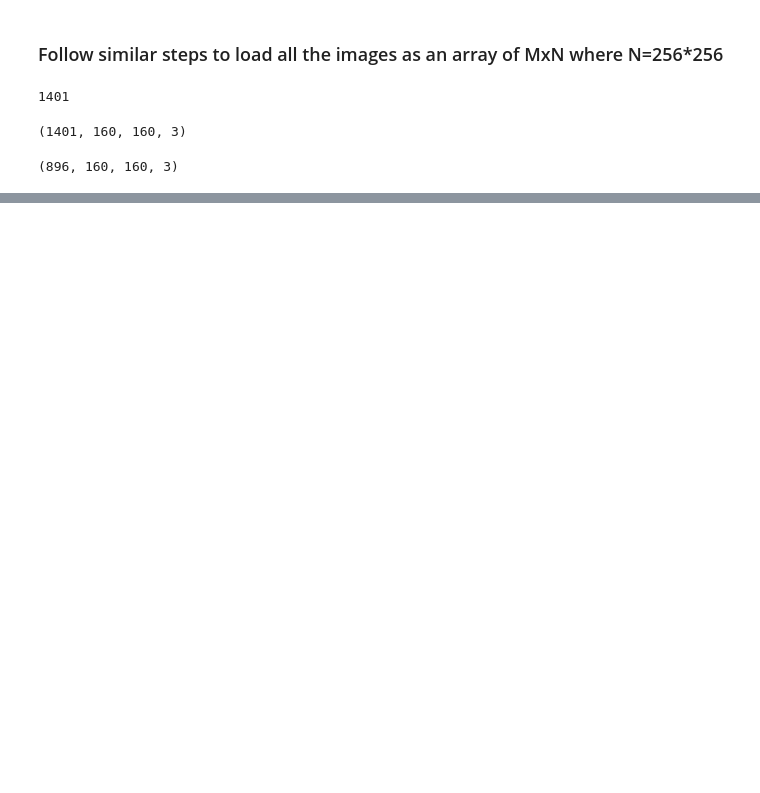
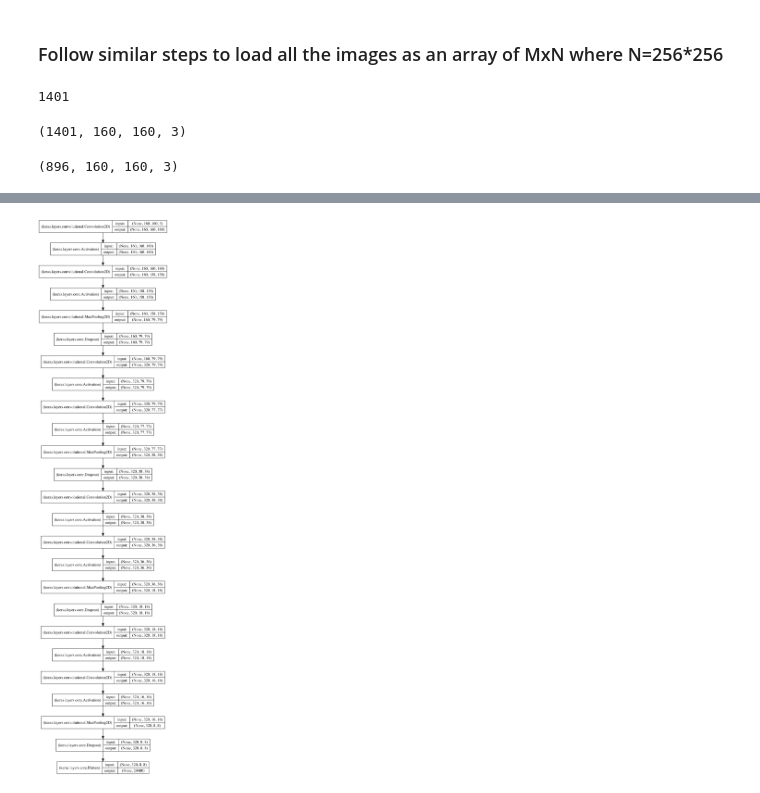
Before and after one commit to prajnak/compneuroproj, a Jupyter notebook: tfflearn.ipynb, the cells around one changed output, grey strips where cells are left out. Cells and saved outputs as stored; diff of their text form; code cells hidden in the pictures; blank space fills up the shorter version.

Commit message:
flatten the network after a few layers

```diff
--- a/tfflearn.ipynb
+++ b/tfflearn.ipynb
@@ -91,10 +81,0 @@ from keras.layers.convolutional import Convolution2D, MaxPooling2D
-# %%
-def make_network():
-    model = Sequential();
-    model.add(Convolution2D(160, 16, 16, border_mode='same', dim_ordering='tf',
-                           input_shape=(160, 160, 3)));
-    model.add(Activation('relu'));
-    model.add(Convolution2D(160, 16, 16))
-    model.add(Activation('relu'))
-    return model
-make_network()
@@ -102,0 +88,78 @@ make_network()
+# %%
+def make_network():
+    model = Sequential();
+    model.add(Convolution2D(160, 3, 3, border_mode='same', dim_ordering='tf',
+                           input_shape=(160, 160, 3)));
+    model.add(Activation('relu'));
+    model.add(Convolution2D(160, 3, 3))
+    model.add(Activation('relu'));
+    model.add(MaxPooling2D(pool_size=(2, 2)))
+    model.add(Dropout(0.25));
+
+    model.add(Convolution2D(320, 3, 3, border_mode='same'));
+    model.add(Activation('relu'));
+    model.add(Convolution2D(320, 3, 3))
+    model.add(Activation('relu'));
+    model.add(MaxPooling2D(pool_size=(2, 2)))
+    model.add(Dropout(0.25));
+
+    model.add(Convolution2D(320, 3, 3, border_mode='same'));
+    model.add(Activation('relu'));
+    model.add(Convolution2D(320, 3, 3))
+    model.add(Activation('relu'));
+    model.add(MaxPooling2D(pool_size=(2, 2)))
+    model.add(Dropout(0.25));
+
+    model.add(Convolution2D(320, 3, 3, border_mode='same'));
+    model.add(Activation('relu'));
+    model.add(Convolution2D(320, 3, 3))
+    model.add(Activation('relu'));
+    model.add(MaxPooling2D(pool_size=(2, 2)))
+    model.add(Dropout(0.25));
+
+    model.add(Flatten());
+
+
+#     model.add(Convolution2D())
+
+    return model
+
+def make_network2():
+    ## this is the model used to classify images in the CIFAR10 dataset
+    model = Sequential()
+
+    model.add(Convolution2D(32, 3, 3, border_mode='same',
+                           input_shape=(3, 32, 32)))
+    model.add(Activation('relu'))
+    model.add(Convolution2D(32, 3, 3))
+    model.add(Activation('relu'))
+    model.add(MaxPooling2D(pool_size=(2, 2)))
+    model.add(Dropout(0.25))
+
+    model.add(Convolution2D(64, 3, 3, border_mode='same'))
+    model.add(Activation('relu'))
+    model.add(Convolution2D(64, 3, 3))
+    model.add(Activation('relu'))
+    model.add(MaxPooling2D(pool_size=(2, 2)))
+    model.add(Dropout(0.25))
+
+    model.add(Flatten())
+    model.add(Dense(512))
+    model.add(Activation('relu'))
+    model.add(Dropout(0.5))
+    model.add(Dense(10))
+    model.add(Activation('softmax'))
+
+    return model
+
+
+model = make_network();
+# model2 = make_network2();
+graph = to_graph(model, show_shape=True)
+# graph2 = to_graph(model2, show_shape=True)
+graph.write_png("model.png")
+# graph2.write_png("model_cifar.png")
+from IPython.display import Image
+Image(filename='model.png')
+# %% [output]
+[figure, added]
```
Also changed, not shown: parts of 5 cells of this notebook, 1 other file.
